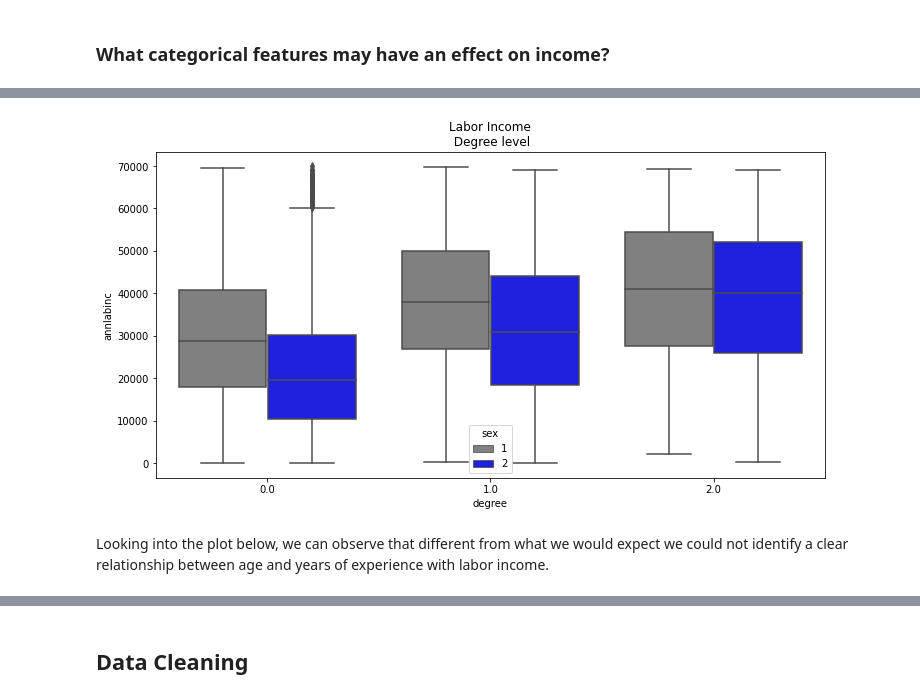
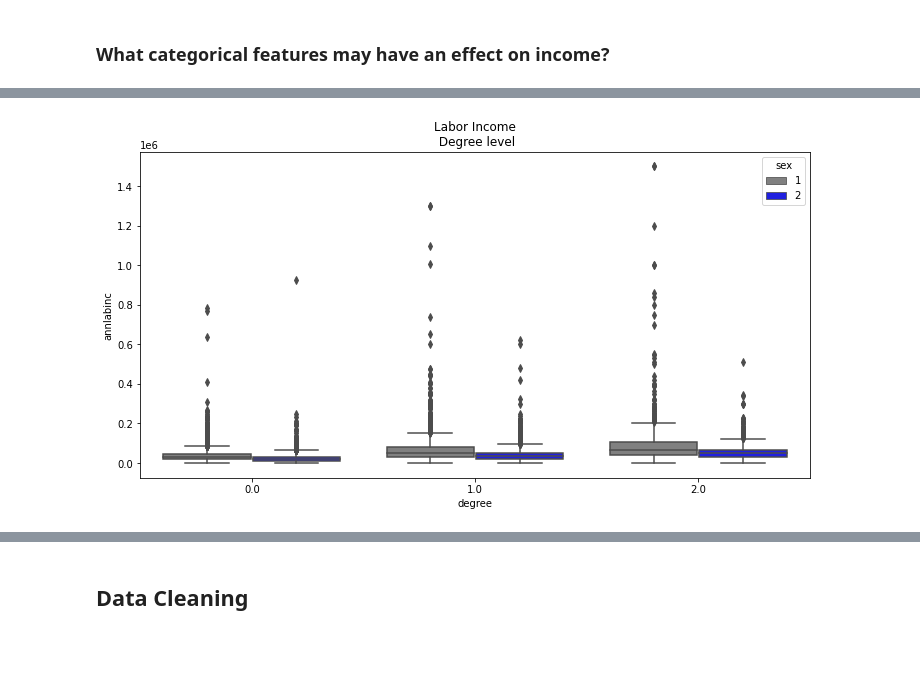
Before and after one commit to jcalvesoliveira/gender-pay-gap, a Jupyter notebook: notebooks/1.0-jo-initial-data-exploration.ipynb, the cells around one changed output, grey strips where cells are left out. Cells and saved outputs as stored; diff of their text form; code cells hidden in the pictures; blank space fills up the shorter version.

```diff
--- a/notebooks/1.0-jo-initial-data-exploration.ipynb
+++ b/notebooks/1.0-jo-initial-data-exploration.ipynb
@@ -133,10 +133,8 @@ ax = sns.boxplot(x="region", y="annlabinc", hue="sex",
 # %%
 fig, ax = plt.subplots(figsize=(12, 6))
 ax.set(title="Labor Income\n Degree level")
 ax = sns.boxplot(x="degree", y="annlabinc", hue="sex",
-                 data=cps[cps.annlabinc < q_9],
+                 data=psid,
                  dodge=True, ax = ax, palette=['gray','blue'])
 # %% [output]
-[figure, old version]
+[figure, new version]
-# %% [markdown]
-Looking into the plot below, we can observe that different from what we would expect we could not identify a clear relationship between age and years of experience with labor income.
```
Also changed, not shown: parts of 13 cells of this notebook.
